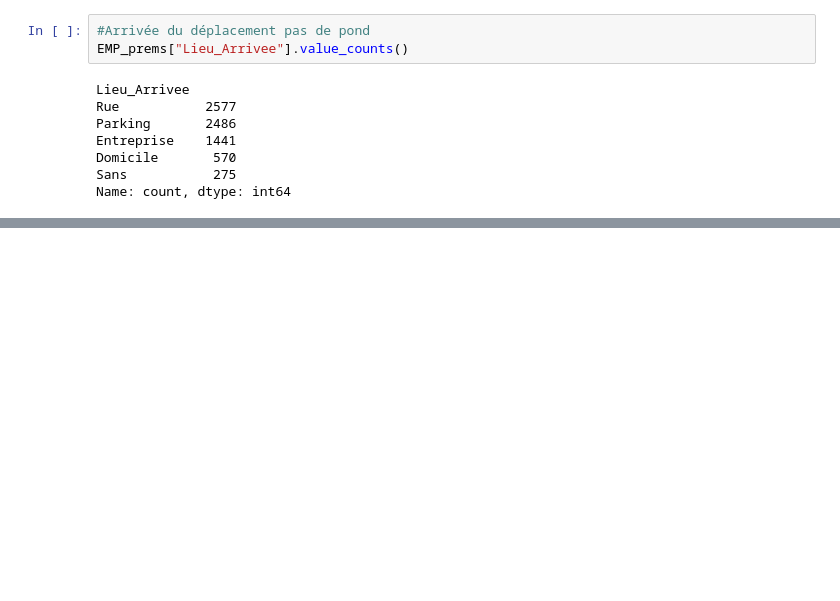
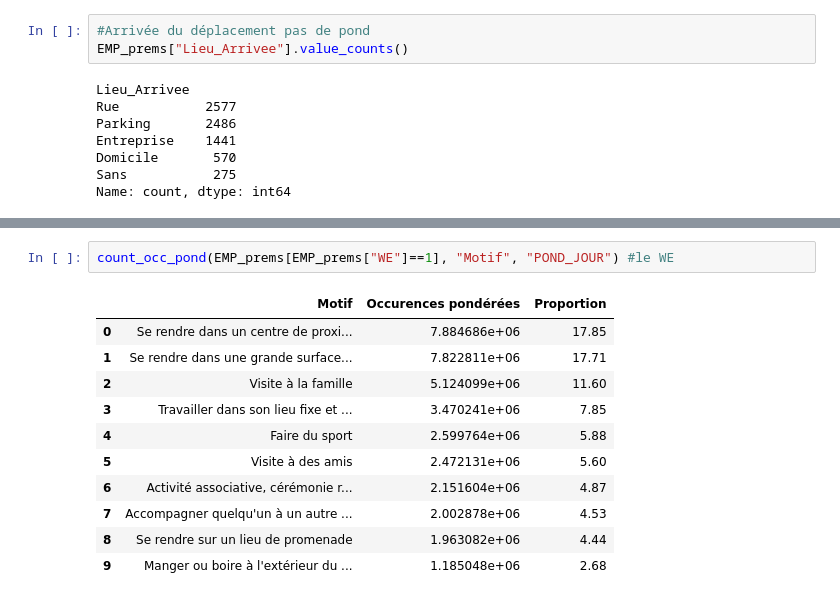
Before and after one commit to kilianguillon/Projet_statapp, a Jupyter notebook: script_main.ipynb, the cells around one changed output, grey strips where cells are left out. Drawn from its saved outputs; the diff is of its cells as text; blank space fills up the shorter version.

```diff
--- a/script_main.ipynb
+++ b/script_main.ipynb
@@ -92,0 +164,14 @@ count_occ_pond(EMP_prems, "Lieu_Arrivee", "POND_JOUR")
+# %%
+count_occ_pond(EMP_prems[EMP_prems["WE"]==1], "Motif", "POND_JOUR") #le WE
+# %% [output]
+|  | Motif | Occurences pondérées | Proportion |
+| 0 | Se rendre dans un centre de proxi... | 7.884686e+06 | 17.85 |
+| 1 | Se rendre dans une grande surface... | 7.822811e+06 | 17.71 |
+| 2 | Visite à la famille | 5.124099e+06 | 11.60 |
+| 3 | Travailler dans son lieu fixe et ... | 3.470241e+06 | 7.85 |
+| 4 | Faire du sport | 2.599764e+06 | 5.88 |
+| 5 | Visite à des amis | 2.472131e+06 | 5.60 |
+| 6 | Activité associative, cérémonie r... | 2.151604e+06 | 4.87 |
+| 7 | Accompagner quelqu'un à un autre ... | 2.002878e+06 | 4.53 |
+| 8 | Se rendre sur un lieu de promenade | 1.963082e+06 | 4.44 |
+| 9 | Manger ou boire à l'extérieur du ... | 1.185048e+06 | 2.68 |
```
Also changed, not shown: parts of 16 cells of this notebook.
